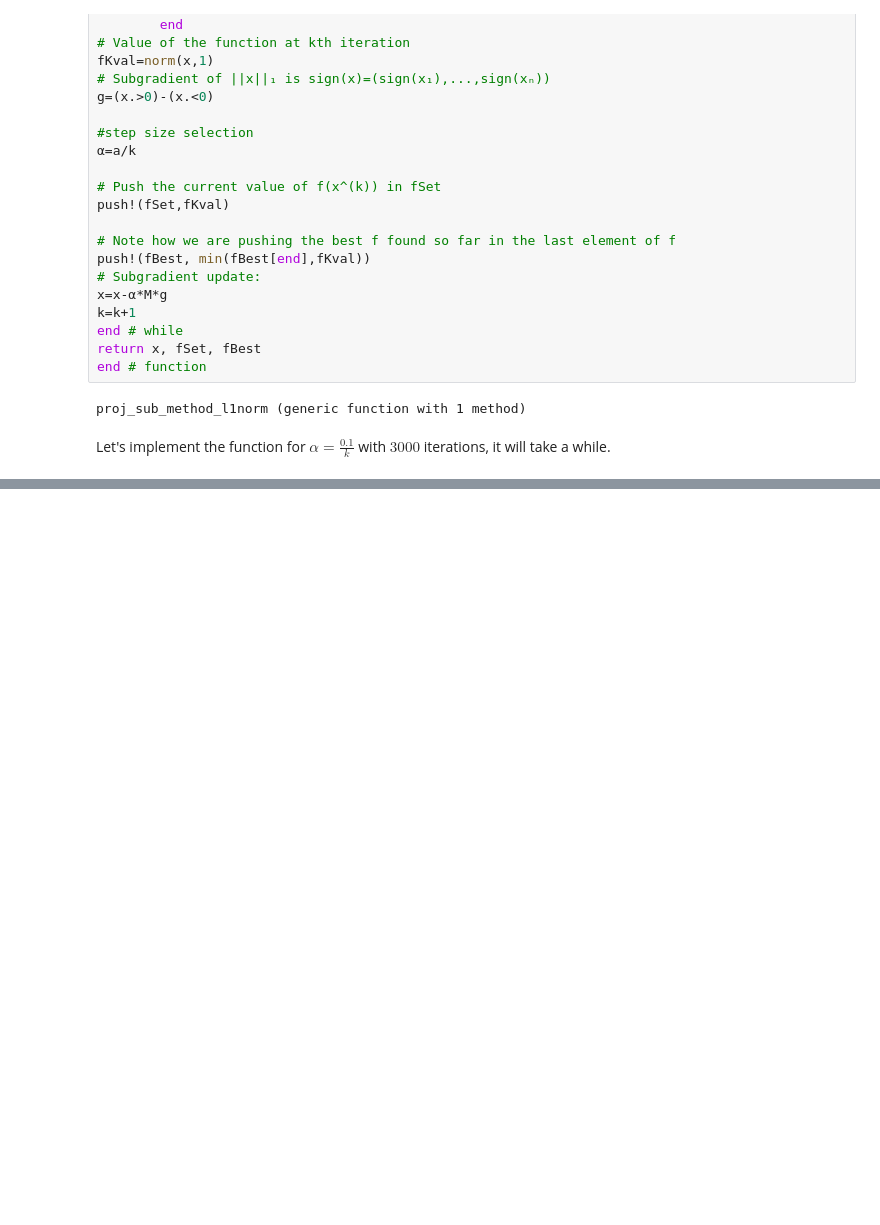
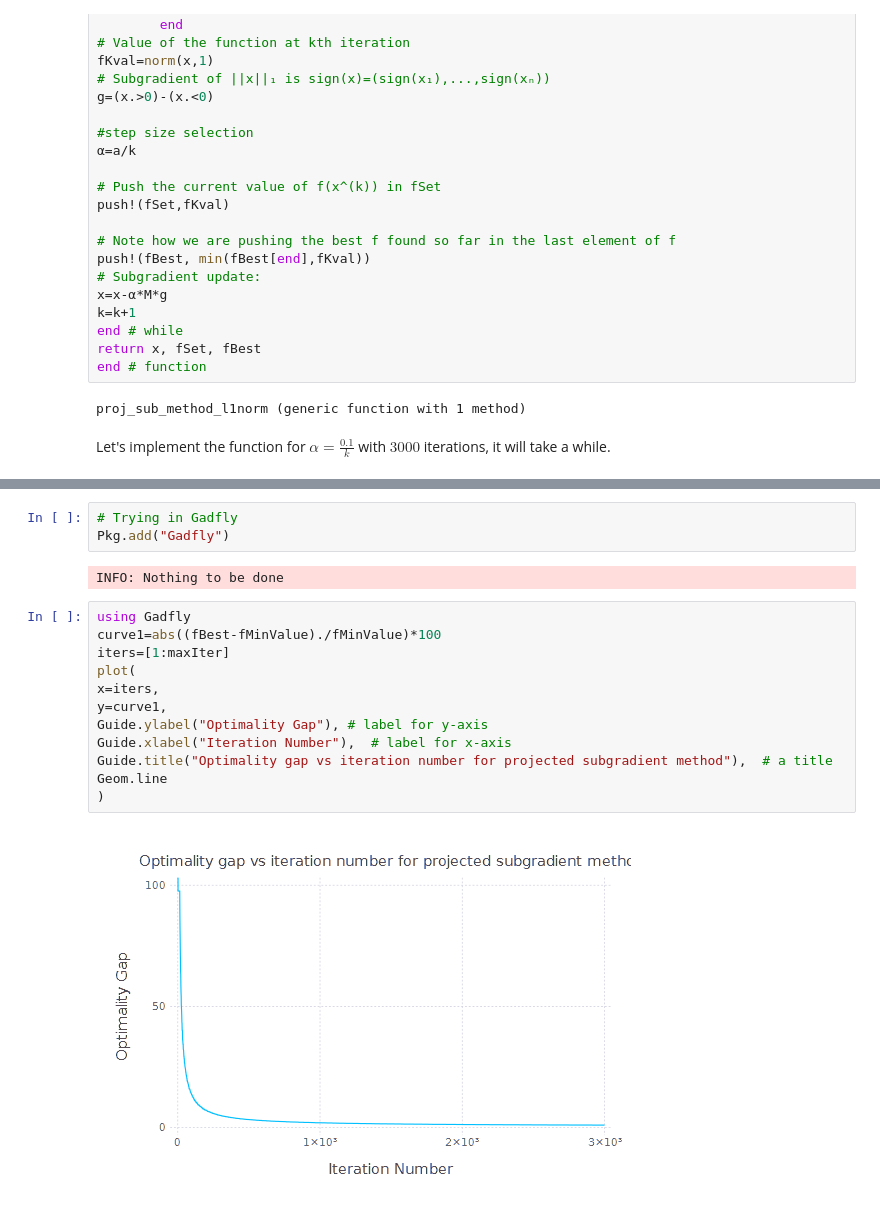
Before and after one commit to Shuvomoy/JuliaCodes-EE364b, a Jupyter notebook: JuliaCodes/Projected Subgradient Method - Least l1-norm.ipynb, the cells around one changed output, grey strips where cells are left out. Saved outputs shown, nothing was run; the diff lists cells and outputs as text; blank space fills up the shorter version.

Commit message:
Plots using Gadfly

```diff
--- a/JuliaCodes/Projected Subgradient Method - Least l1-norm.ipynb
+++ b/JuliaCodes/Projected Subgradient Method - Least l1-norm.ipynb
@@ -214,0 +215,19 @@ add(figProjSub,bl)
+# %%
+# Trying in Gadfly
+Pkg.add("Gadfly")
+# %% [output]
+INFO: Nothing to be done
+# %%
+using Gadfly
+curve1=abs((fBest-fMinValue)./fMinValue)*100
+iters=[1:maxIter]
+plot(
+x=iters,
+y=curve1,
+Guide.ylabel("Optimality Gap"), # label for y-axis
+Guide.xlabel("Iteration Number"),  # label for x-axis
+Guide.title("Optimality gap vs iteration number for projected subgradient method"),  # a title
+Geom.line
+)
+# %% [output]
+[figure, added]
```
Also changed, not shown: parts of 6 cells of this notebook, 2 other files.
